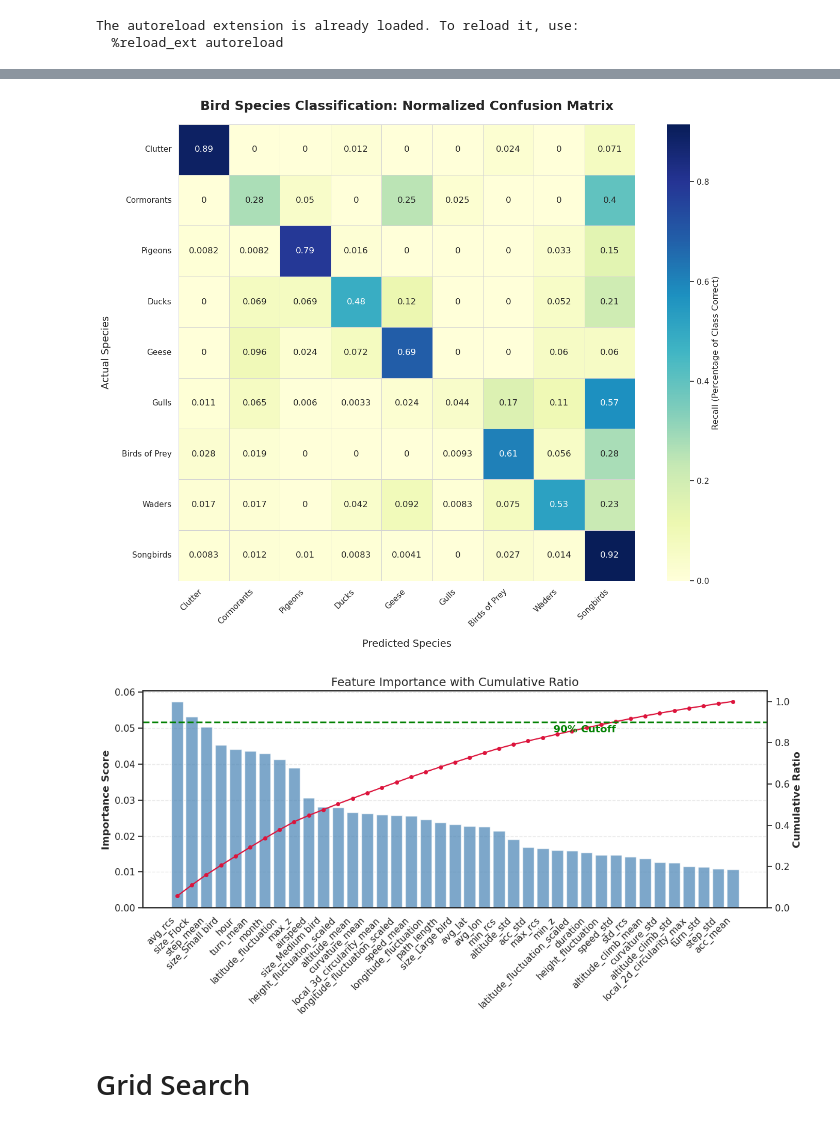
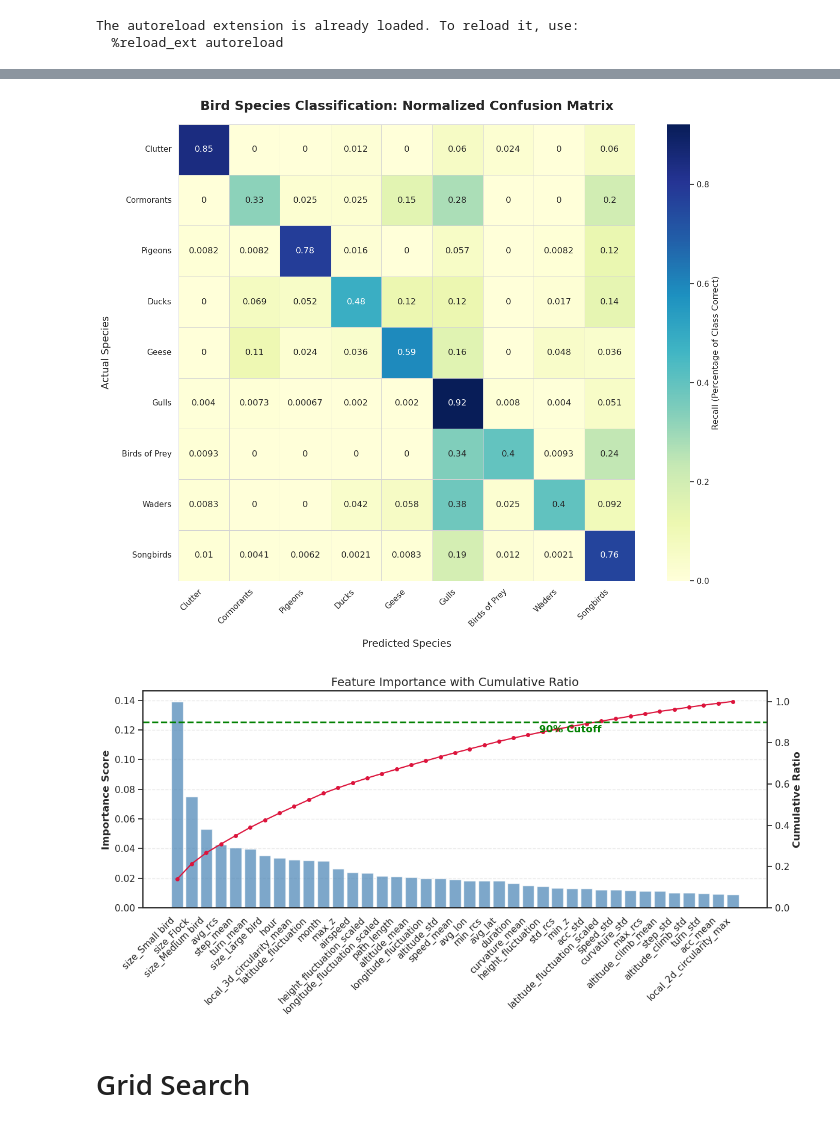
Before and after one commit to Arkantanti/AICup, a Jupyter notebook: training/experiment_hub.ipynb, the cells around one changed output, grey strips where cells are left out. Saved outputs shown, nothing was run; the diff lists cells and outputs as text; code cells hidden in the pictures.

```diff
--- a/training/experiment_hub.ipynb
+++ b/training/experiment_hub.ipynb
@@ -15,12 +15,12 @@ from feature_config import features_config
 
 df = pd.read_csv(DATA_PATH)
 transformed = df_transform_experimental(df, features_config, True)
-X, y, features = prepare_for_training(transformed, features_config)
+X, y, features = prepare_for_training(transformed, features_config, CLASS_NAMES)
 # %% [output]
 The autoreload extension is already loaded. To reload it, use:
   %reload_ext autoreload
 # %%
-from training import run_cv_training_xgboost
+from xgboost_train import run_cv_training_xgboost
 from custom_scoring import calculate_macro_ap
 
 params = {
@@ -32,7 +32,8 @@ params = {
             'tree_method': 'hist',
             'early_stopping_rounds': 100,
             'random_state': 42,
-            'use_weights': False
+            'use_weights': False,
+            'resampling': True,
         }
 
 config = {
@@ -88,13 +82,13 @@ Ensemble submission saved to: ../submissions/submission.csv
 # %%
 from result_analysis import plot_bird_confusion_pretty
-plot_bird_confusion_pretty(y ,oof_preds)
+plot_bird_confusion_pretty(y ,oof_preds, class_names=CLASS_NAMES)
 # %% [output]
-[figure, old version]
+[figure, new version]
 # %%
 from result_analysis import plot_cumulative_importance
 plot_cumulative_importance(models, features)
 # %% [output]
-[figure, old version]
+[figure, new version]
 # %% [markdown]
 # Grid Search
 # %%
```
Also changed, not shown: parts of 2 cells of this notebook, 6 other files.
